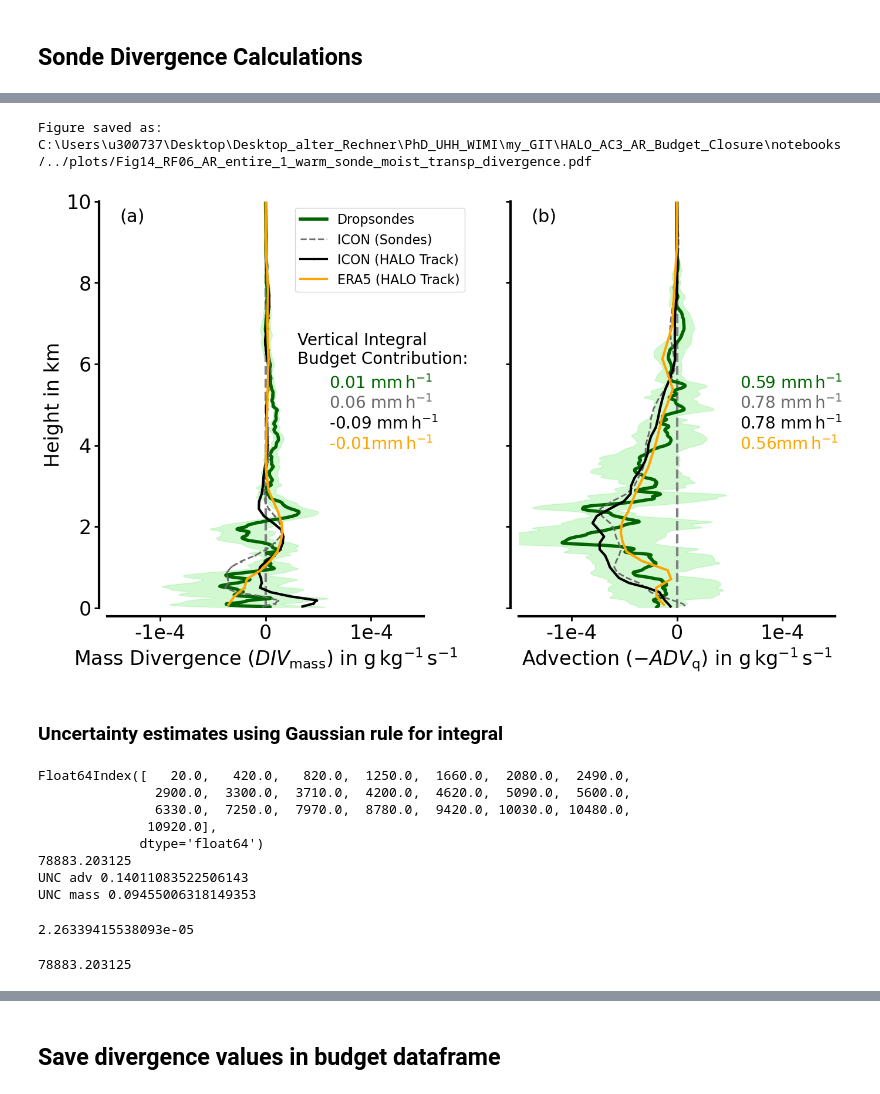
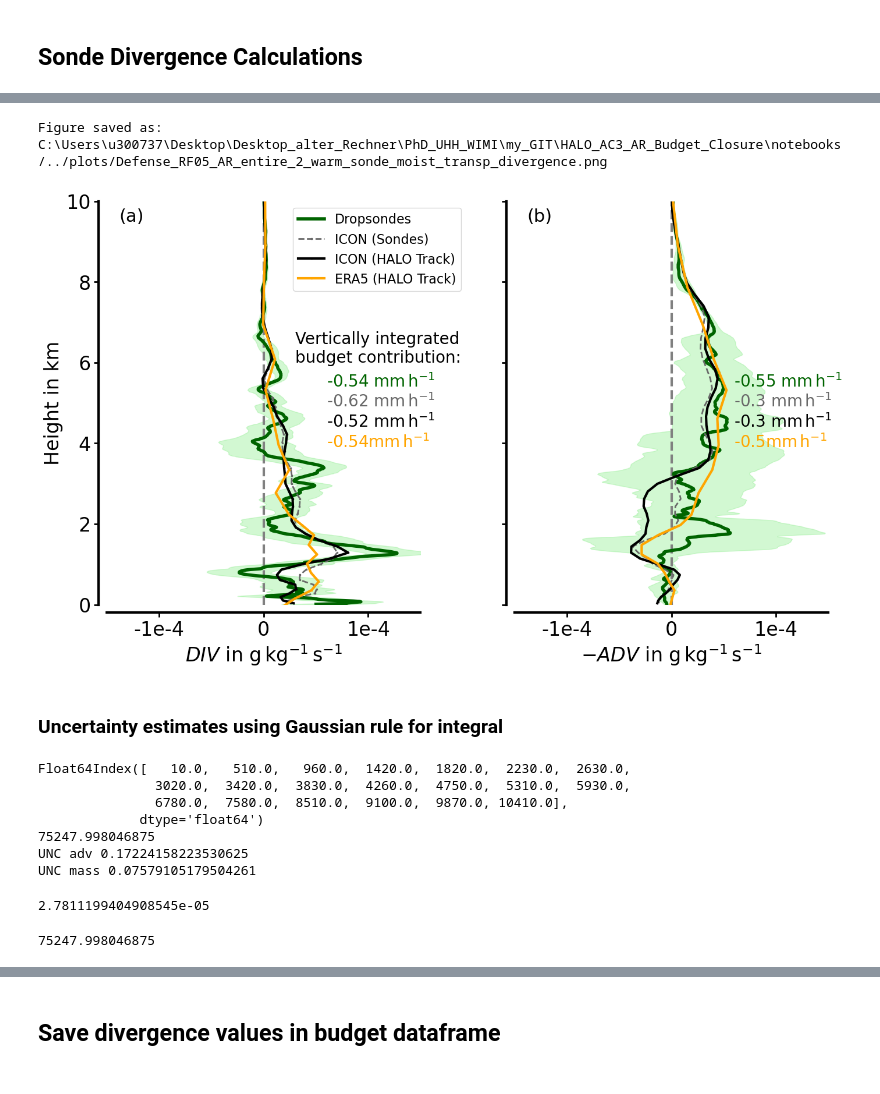
Before and after one commit to hdorff94/HALO_AC3_AR_Budget_Closure, a Jupyter notebook: notebooks/updt_sonde_moisture_transport_divergence.ipynb, the cells around one changed output, grey strips where cells are left out. Cells and saved outputs as stored; diff of their text form; code cells hidden in the pictures.

```diff
--- a/notebooks/updt_sonde_moisture_transport_divergence.ipynb
+++ b/notebooks/updt_sonde_moisture_transport_divergence.ipynb
@@ -489,7 +501,7 @@ def plot_internal_iwv_tendency(sonde_times_series,Dropsondes,IWV_retrieved,secto
 ## Switches and Definitions
 # %%
 campaign="HALO_AC3"
-ar_of_day="AR_entire_1"
+ar_of_day="AR_entire_2"
 calibrated_hamp=True
 flight=["RF05"]
 flight_dates={"RF05":"20220315",
@@ -1361,12 +1420,12 @@ ERA5_Moisture_CONV.integrated_divergence
 # %%
 plot_haloac3_atmospheric_moist_trans_divergence(Moisture_CONV,ICON_Moisture_CONV,
                                                 highres_ICON_Moisture_CONV,np.nan,ERA5_Moisture_CONV,sector_to_plot,
                                                 z_height,z_height_hr,np.nan,z_height_era5,plot_sondes=plot_sondes,
-                                                do_plot_icon=True,do_plot_era5=True,
-                                               scalar_based_div=scalar_based_div)
+                                                do_plot_icon=True,do_plot_era5=True,save_for_manuscript=False,defense_style=True,
+                                               scalar_based_div=scalar_based_div,file_end=".png")
 # %% [output]
-Figure saved as: C:\Users\u300737\Desktop\Desktop_alter_Rechner\PhD_UHH_WIMI\my_GIT\HALO_AC3_AR_Budget_Closure\notebooks/../plots/Fig14_RF06_AR_entire_1_warm_sonde_moist_transp_divergence.pdf
+Figure saved as: C:\Users\u300737\Desktop\Desktop_alter_Rechner\PhD_UHH_WIMI\my_GIT\HALO_AC3_AR_Budget_Closure\notebooks/../plots/Defense_RF05_AR_entire_2_warm_sonde_moist_transp_divergence.png
-[figure, old version]
+[figure, new version]
 # %% [markdown]
 ### Uncertainty estimates using Gaussian rule for integral
 # %%
@@ -1396,24 +1455,23 @@ print("UNC mass",unc_mass)
 #plt.invert_yaxis()
 #Moisture_CONV.integrated_divergence
 # %% [output]
-Float64Index([   20.0,   420.0,   820.0,  1250.0,  1660.0,  2080.0,  2490.0,
-               2900.0,  3300.0,  3710.0,  4200.0,  4620.0,  5090.0,  5600.0,
-               6330.0,  7250.0,  7970.0,  8780.0,  9420.0, 10030.0, 10480.0,
-              10920.0],
+Float64Index([   10.0,   510.0,   960.0,  1420.0,  1820.0,  2230.0,  2630.0,
+               3020.0,  3420.0,  3830.0,  4260.0,  4750.0,  5310.0,  5930.0,
+               6780.0,  7580.0,  8510.0,  9100.0,  9870.0, 10410.0],
              dtype='float64')
-78883.203125
-UNC adv 0.14011083522506143
-UNC mass 0.09455006318149353
+75247.998046875
+UNC adv 0.17224158223530625
+UNC mass 0.07579105179504261
 # %%
 # Second uncertainty test
 # %%
 std_adv
 # %% [output]
-2.26339415538093e-05
+2.7811199404908545e-05
 # %%
 pres_range
 # %% [output]
-78883.203125
+75247.998046875
 # %%
 regridded_adv_q
 # %% [output]
```
Also changed, not shown: parts of 24 cells of this notebook, 9 other files.
